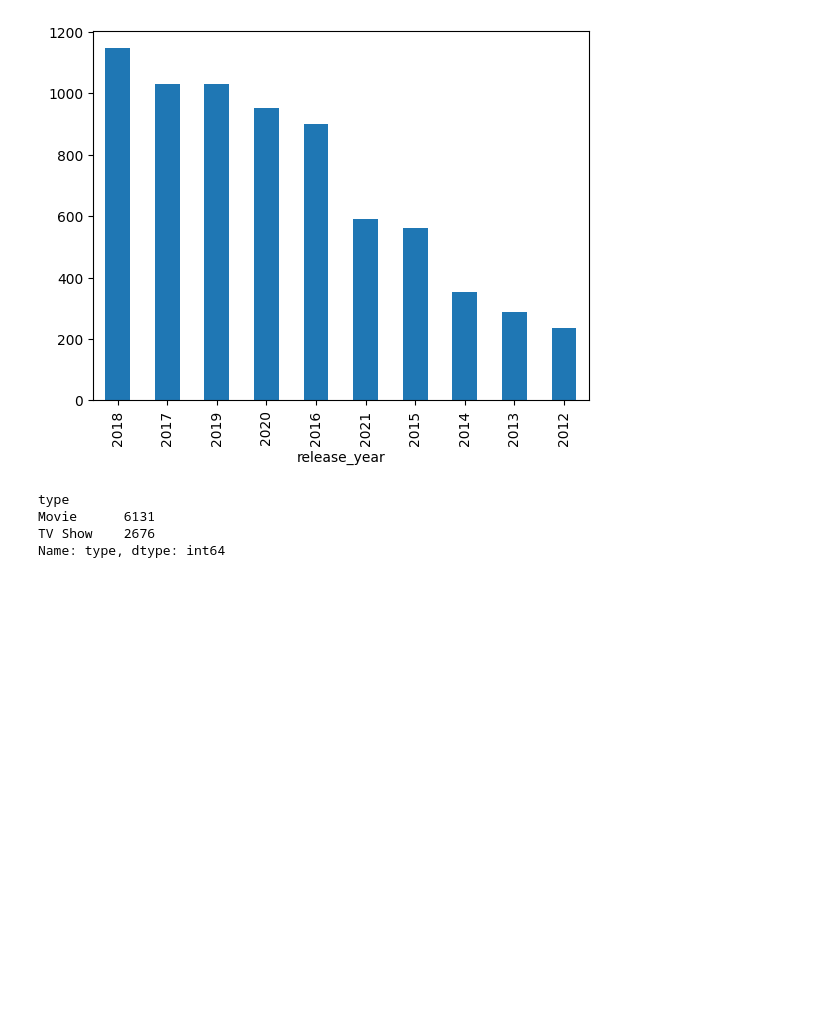
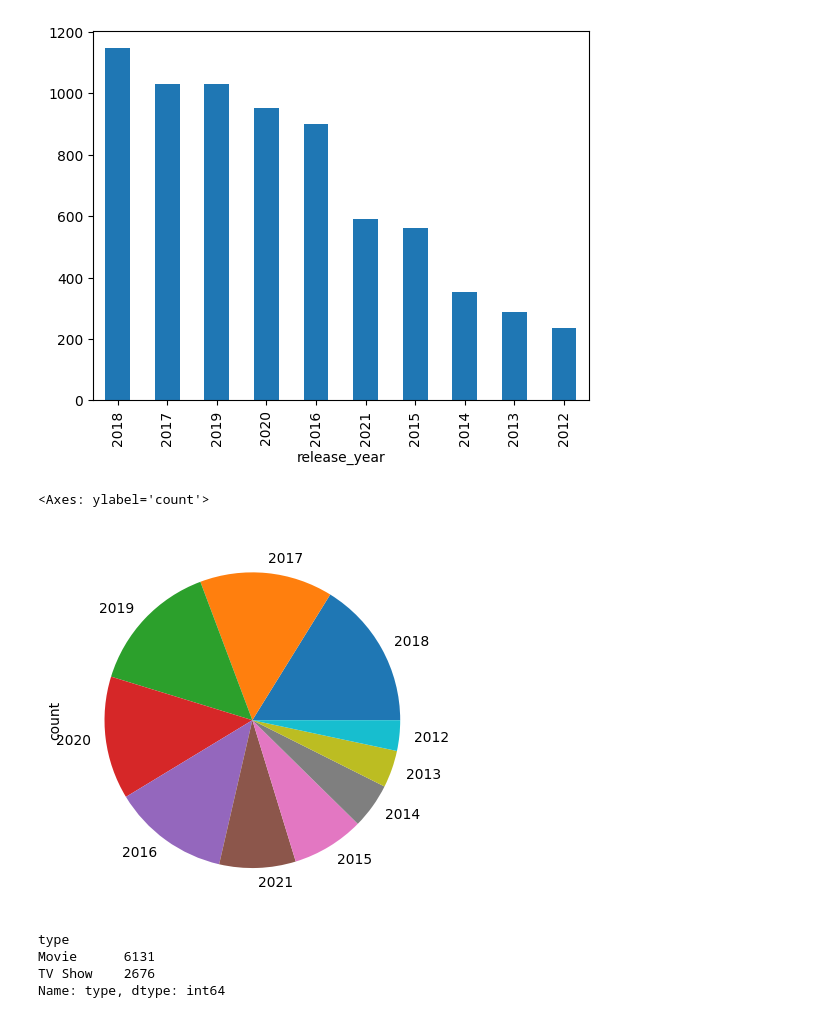
Before and after one commit to JayeshBayla2003/netflix_data_analysis, a Jupyter notebook: netflix_data_analytics.ipynb, the cells around one changed output. Cells and saved outputs as stored; diff of their text form; code cells hidden in the pictures; blank space fills up the shorter version.

```diff
--- a/netflix_data_analytics.ipynb
+++ b/netflix_data_analytics.ipynb
@@ -221,6 +216,11 @@ df['release_year'].value_counts().head(10).plot(kind = 'bar')
 # %% [output]
 <Axes: xlabel='release_year'>
 [figure]
+# %%
+df['release_year'].value_counts().head(10).plot(kind = 'pie')
+# %% [output]
+<Axes: ylabel='count'>
+[figure, added]
 # %%
 #how many movies and tv shows are in the dataset
 df.groupby('type').type.count()
```
Also changed, not shown: parts of 38 cells of this notebook.
